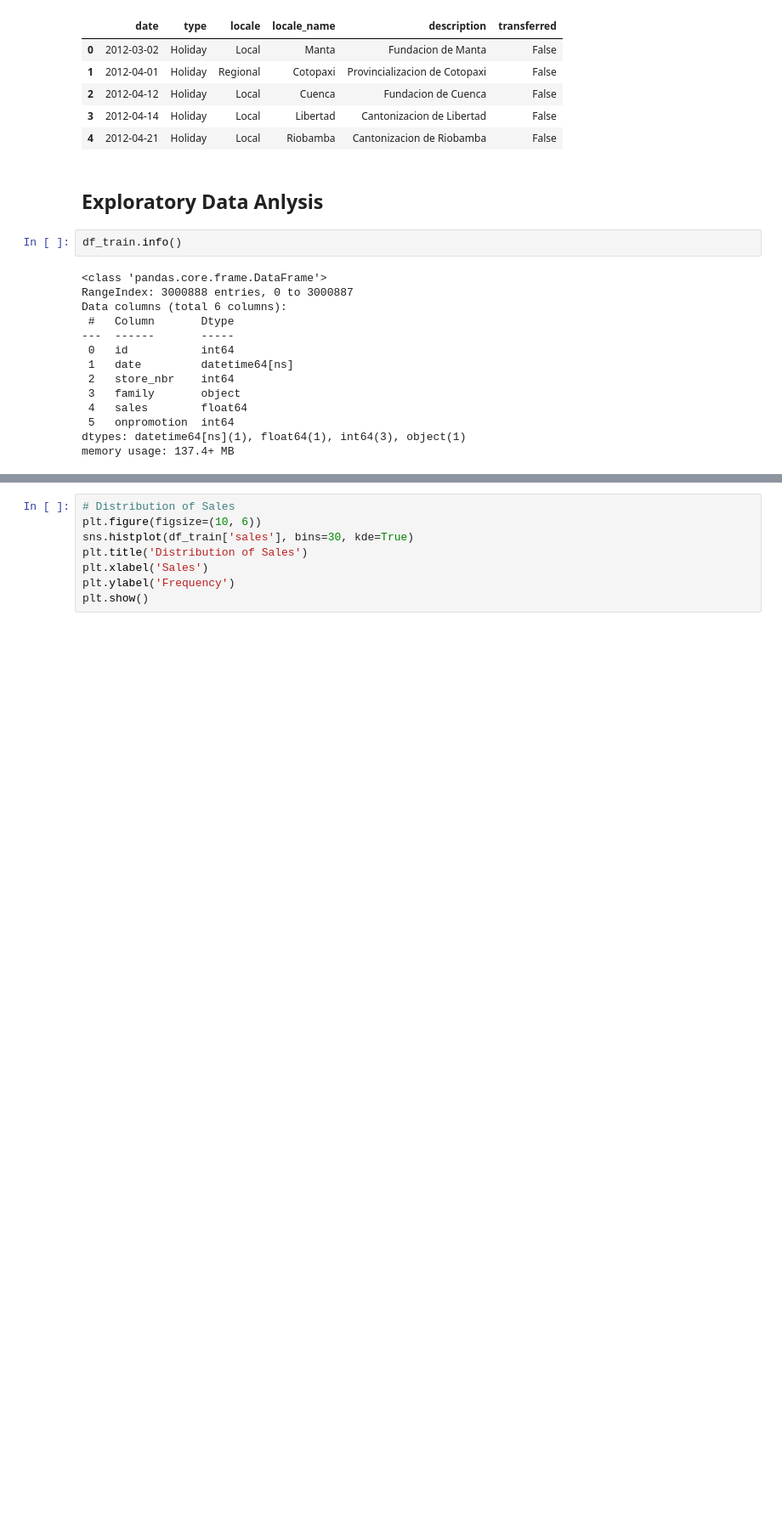
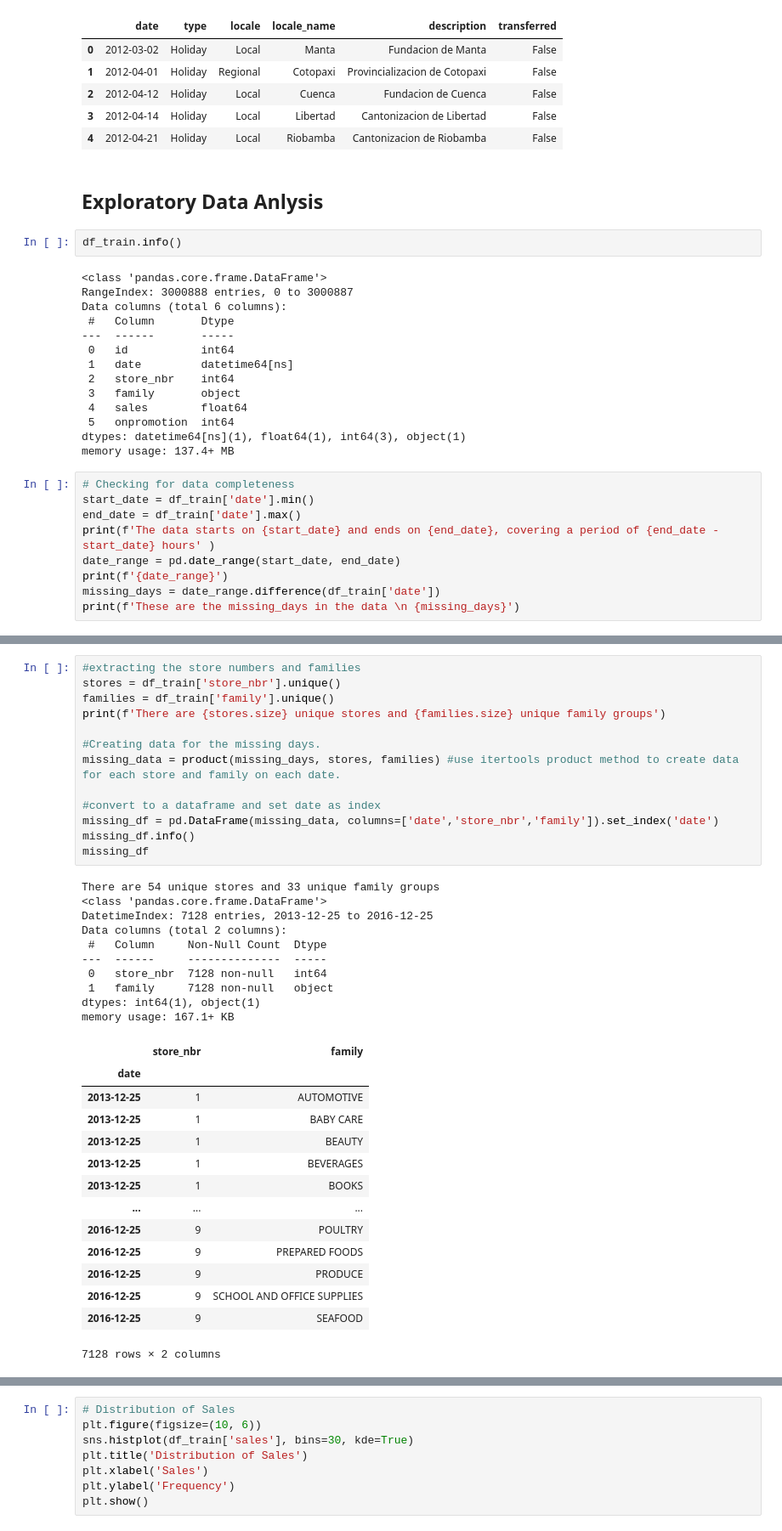
Before and after one commit to wamathaiwandeto/Time-Series-Regression-Analysis, a Jupyter notebook: notebooks/notebook.ipynb, the cells around one changed output, grey strips where cells are left out. Shown: that part at 85% size. Saved outputs shown, nothing was run; the diff lists cells and outputs as text; blank space fills up the shorter version.

```diff
--- a/notebooks/notebook.ipynb
+++ b/notebooks/notebook.ipynb
@@ -313,3 +315,12 @@ Data columns (total 6 columns):
  5   onpromotion  int64
 dtypes: datetime64[ns](1), float64(1), int64(3), object(1)
 memory usage: 137.4+ MB
+# %%
+# Checking for data completeness
+start_date = df_train['date'].min()
+end_date = df_train['date'].max()
+print(f'The data starts on {start_date} and ends on {end_date}, covering a period of {end_date - start_date} hours' )
+date_range = pd.date_range(start_date, end_date)
+print(f'{date_range}')
+missing_days = date_range.difference(df_train['date'])
+print(f'These are the missing_days in the data \n {missing_days}')
@@ -315,0 +339,38 @@ memory usage: 137.4+ MB
+# %%
+#extracting the store numbers and families
+stores = df_train['store_nbr'].unique()
+families = df_train['family'].unique()
+print(f'There are {stores.size} unique stores and {families.size} unique family groups')
+
+#Creating data for the missing days.
+missing_data = product(missing_days, stores, families) #use itertools product method to create data for each store and family on each date.
+
+#convert to a dataframe and set date as index
+missing_df = pd.DataFrame(missing_data, columns=['date','store_nbr','family']).set_index('date')
+missing_df.info()
+missing_df
+# %% [output]
+There are 54 unique stores and 33 unique family groups
+<class 'pandas.core.frame.DataFrame'>
+DatetimeIndex: 7128 entries, 2013-12-25 to 2016-12-25
+Data columns (total 2 columns):
+ #   Column     Non-Null Count  Dtype
+---  ------     --------------  -----
+ 0   store_nbr  7128 non-null   int64
+ 1   family     7128 non-null   object
+dtypes: int64(1), object(1)
+memory usage: 167.1+ KB
+|  | store_nbr | family |
+| date |  |  |
+| 2013-12-25 | 1 | AUTOMOTIVE |
+| 2013-12-25 | 1 | BABY CARE |
+| 2013-12-25 | 1 | BEAUTY |
+| 2013-12-25 | 1 | BEVERAGES |
+| 2013-12-25 | 1 | BOOKS |
+| ... | ... | ... |
+| 2016-12-25 | 9 | POULTRY |
+| 2016-12-25 | 9 | PREPARED FOODS |
+| 2016-12-25 | 9 | PRODUCE |
+| 2016-12-25 | 9 | SCHOOL AND OFFICE SUPPLIES |
+| 2016-12-25 | 9 | SEAFOOD |
+7128 rows × 2 columns
```
Also changed, not shown: parts of 8 cells of this notebook.
